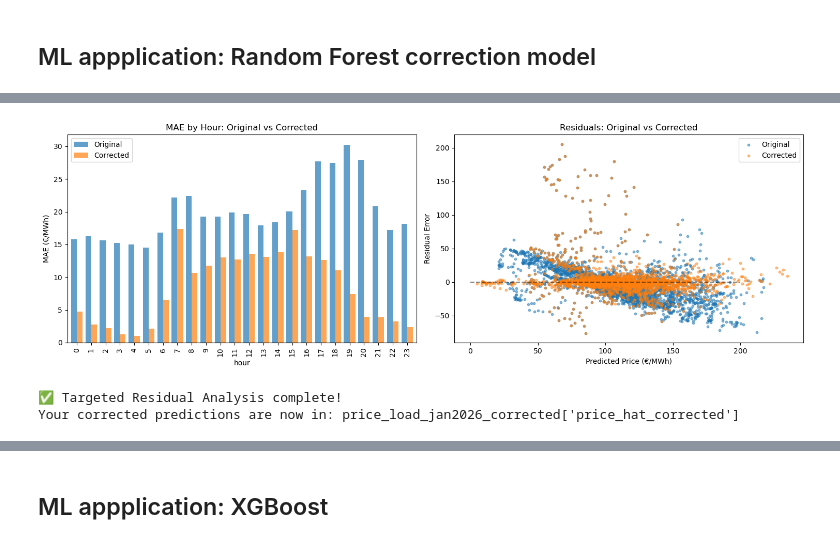
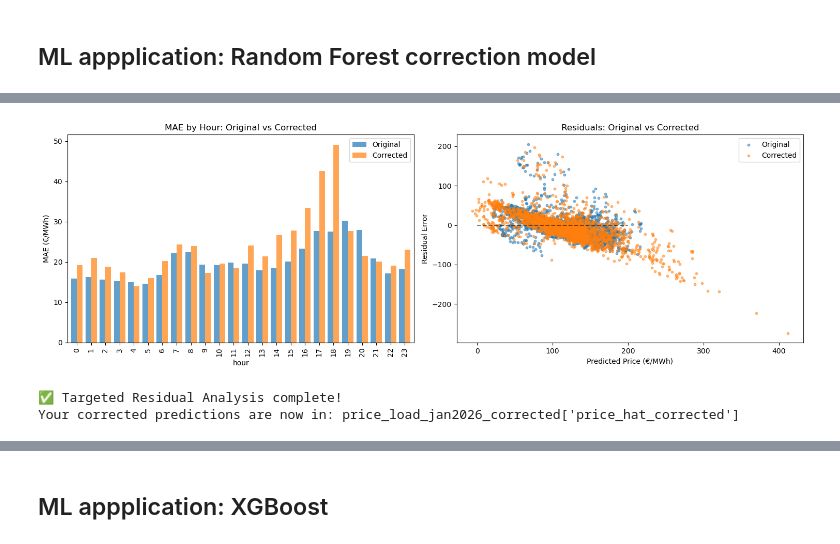
Before and after one commit to nickleu/EnergyMarket_NL, a Jupyter notebook: Notebooks/03_conditional_linear_models.ipynb, the cells around one changed output, grey strips where cells are left out. Drawn from its saved outputs; the diff is of its cells as text; code cells hidden in the pictures.

Commit message:
XGBoost trained on 2025, tested on January 2026

```diff
--- a/Notebooks/03_conditional_linear_models.ipynb
+++ b/Notebooks/03_conditional_linear_models.ipynb
@@ -101,7 +101,8 @@ cols = [
     'Actual Total Load (MW)',
     'Actual offshore wind (MW)',
     'Actual onshore wind (MW)',
-    'Actual solar (MW)'
+    'Actual solar (MW)',
+    'Day-ahead Price (EUR/MWh)'
 ]
 
 df_market[cols] = df_market[cols].apply(
@@ -124,6 +125,11 @@ price_load_2026 = price_load_2026.rename(columns={
     "Price": "price"  # optional, for evaluation
 })
 
+#Naive benchmarks: same slot on D-1 (96 x 15 min) and D-7 (672 x 15 min), using 2025 history for early January
+price_history = pd.concat([price_load["price"], price_load_2026["price"]], ignore_index=True)
+price_load_2026["price_naive_d1"] = price_history.shift(96).iloc[len(price_load):].to_numpy()
+price_load_2026["price_naive_d7"] = price_history.shift(672).iloc[len(price_load):].to_numpy()
+
 def month_to_season(m):
     if m in [12, 1, 2]:
         return "winter"
@@ -142,10 +148,10 @@ pred_2026 = model.get_prediction(price_load_2026)
 pred_df_2026 = pred_2026.summary_frame(alpha=0.1)
 
 price_load_2026["price_hat"] = pred_df_2026["mean"]
-price_load_2026["price_lo"] = pred_df_2026["mean_ci_lower"]
-price_load_2026["price_hi"] = pred_df_2026["mean_ci_upper"]
+price_load_2026["price_lo"] = pred_df_2026["obs_ci_lower"]  # prediction interval (obs_ci), not CI of the mean
+price_load_2026["price_hi"] = pred_df_2026["obs_ci_upper"]
 
-price_load_jan2026 = price_load_2026[price_load_2026['month'] == 1]
+price_load_jan2026 = price_load_2026[price_load_2026['month'] == 1].copy()
 
 price_load_jan2026.loc[:, 'price'] = pd.to_numeric(price_load_jan2026['price'], errors='coerce')
 print(price_load_jan2026.head())
@@ -288,17 +279,32 @@ import warnings
 warnings.filterwarnings('ignore')
 
 
-# 1. Define residual load regimes (quantiles of residual_load)
-price_load_jan2026['residual_load_regime'] = pd.qcut(
-    price_load_jan2026['residual_load'],
-    q=3,
+# 0. Training set = 2025 errors of the linear model; test set = January 2026 (never used for training)
+# NOTE: the OLS `model` is fitted on 2025, so these training errors are in-sample residuals
+rf_train = pd.DataFrame({
+    'residual_load': price_load['residual_load'],
+    'hour': price_load['Hour'].astype(int),
+    'month': price_load['Month'],
+    'price': price_load['price'],
+    'error': price_load['price'] - model.fittedvalues
+})
+
+# Stack train and test chronologically, so day-lags at the start of January use December 2025
+combined = pd.concat([rf_train, price_load_jan2026], keys=['train', 'test'])
+
+# 1. Define residual load regimes (terciles of 2025 residual_load, re-used on 2026: no look-ahead)
+_, rl_bins = pd.qcut(rf_train['residual_load'], q=3, retbins=True)
+rl_bins[0], rl_bins[-1] = -np.inf, np.inf
+combined['residual_load_regime'] = pd.cut(
+    combined['residual_load'],
+    bins=rl_bins,
     labels=['low', 'medium', 'high']
 )
 
 # Create subgroup identifier (regime (3) x hour (24) = 72 subgroups)
-price_load_jan2026['subgroup'] = (
-    price_load_jan2026['residual_load_regime'].astype(str) + '_' +
-    price_load_jan2026['hour'].astype(str)
+combined['subgroup'] = (
+    combined['residual_load_regime'].astype(str) + '_' +
+    combined['hour'].astype(str)
 )
 
 
@@ -307,34 +313,37 @@ def create_residual_features(df):
     """Create lagged and interaction features for ML residual models"""
     df = df.copy()
 
-    # Lagged residuals (autoregressive)
-    df['error_lag1'] = df['error'].shift(1)
-    df['error_lag24'] = df['error'].shift(24)  # previous day same hour
-    df['residual_load_lag1'] = df['residual_load'].shift(1)
+    # Lagged residuals (autoregressive): >= 96 steps (1 day at 15-min MTU),
+    # because all day-D prices are unknown at D-1 gate closure
+    df['error_lag96'] = df['error'].shift(96)    # previous day, same slot
+    df['error_lag672'] = df['error'].shift(672)  # previous week, same slot
+    df['residual_load_lag1'] = df['residual_load'].shift(1)  # day-ahead forecast: known at gate closure
 
     # Interactions - create regime numeric first
     df['regime_code'] = df['residual_load_regime'].cat.codes.astype(float)
 
     # Interactions
     df['residual_load_x_hour'] = df['residual_load'] * df['hour']
-    df['error_lag1_x_regime'] = df['error_lag1'] * df['regime_code']
+    df['error_lag96_x_regime'] = df['error_lag96'] * df['regime_code']
 
     # Fill NaN SELECTIVELY - avoid categorical issues
     numeric_cols = [
-        'error_lag1', 'error_lag24', 'residual_load_lag1',
-        'residual_load_x_hour', 'error_lag1_x_regime', 'regime_code'
+        'error_lag96', 'error_lag672', 'residual_load_lag1',
+        'residual_load_x_hour', 'error_lag96_x_regime', 'regime_code'
     ]
     df[numeric_cols] = df[numeric_cols].fillna(0)
 
     return df
 
-price_load_jan2026 = create_residual_features(price_load_jan2026)
+combined = create_residual_features(combined)
+rf_train = combined.loc['train'].copy()
+price_load_jan2026 = combined.loc['test'].copy()
 
 # Feature columns for ML models
 feature_cols = [
     'hour', 'residual_load', 'month',
-    'error_lag1', 'error_lag24', 'residual_load_lag1',
-    'residual_load_x_hour', 'error_lag1_x_regime', 'regime_code'
+    'error_lag96', 'error_lag672', 'residual_load_lag1',
+    'residual_load_x_hour', 'error_lag96_x_regime', 'regime_code'
 ]
 
 
@@ -342,32 +351,33 @@ feature_cols = [
 correction_models = {}
 subgroup_errors = {}
 
-print("\nTraining correction models for subgroups with sufficient data...")
+print("\nTraining correction models on 2025 for subgroups with sufficient data...")
 tscv = TimeSeriesSplit(n_splits=3)
 
-for subgroup in price_load_jan2026['subgroup'].unique():
-    subgroup_data = price_load_jan2026[price_load_jan2026['subgroup'] == subgroup].copy()
+for subgroup in rf_train['subgroup'].unique():
+    subgroup_data = rf_train[rf_train['subgroup'] == subgroup].copy()
 
     if len(subgroup_data) > 20:  # Minimum samples per subgroup
         X = subgroup_data[feature_cols]
         y = subgroup_data['error']
 
-        # Time-series split for training/validation
-        model = RandomForestRegressor(n_estimators=20, random_state=42, max_depth=5)
+        # Time-series split for training/validation (renamed: `model` is the OLS model)
+        rf_model = RandomForestRegressor(n_estimators=20, random_state=42, max_depth=5)
 
         train_scores = []
         for train_idx, val_idx in tscv.split(X):
             X_train, X_val = X.iloc[train_idx], X.iloc[val_idx]
             y_train, y_val = y.iloc[train_idx], y.iloc[val_idx]
 
-            model.fit(X_train, y_train)
-            y_pred = model.predict(X_val)
+            rf_model.fit(X_train, y_train)
+            y_pred = rf_model.predict(X_val)
             train_scores.append(mean_absolute_error(y_val, y_pred))
 
-        if np.mean(train_scores) < 15:  # Only keep models with reasonable performance
-            correction_models[subgroup] = model
-            subgroup_errors[subgroup] = np.mean(train_scores)
-            print(f"  {subgroup}: val MAE={np.mean(train_scores):.1f}€ (n={len(subgroup_data)})")
+        # Keep every subgroup (no filtering on validation score), refit on its full 2025 history
+        rf_model.fit(X, y)
+        correction_models[subgroup] = rf_model
+        subgroup_errors[subgroup] = np.mean(train_scores)
+        print(f"  {subgroup}: val MAE={np.mean(train_scores):.1f}€ (n={len(subgroup_data)})")
 
 print(f"\nTrained {len(correction_models)} correction models")
 
@@ -492,4 +502,4 @@ Bias           -2.5       1.9        0.6%
-[figure, old version]
+[figure, new version]
 ✅ Targeted Residual Analysis complete!
 Your corrected predictions are now in: price_load_jan2026_corrected['price_hat_corrected']
 # %%
```
Also changed, not shown: parts of 8 cells of this notebook.
